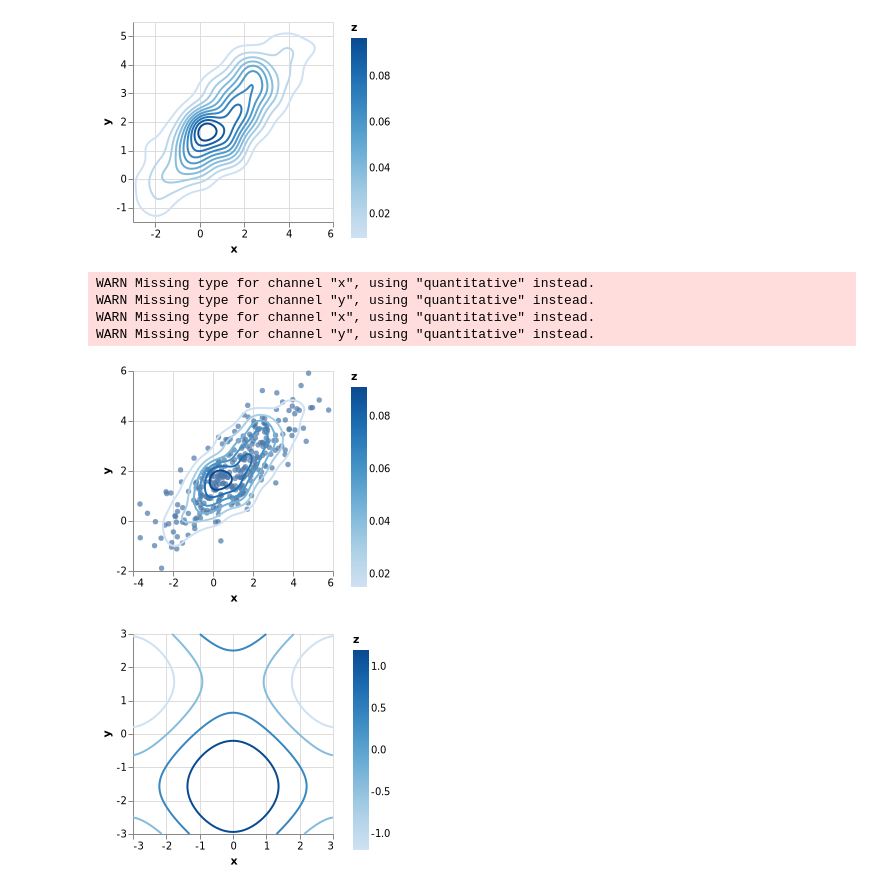
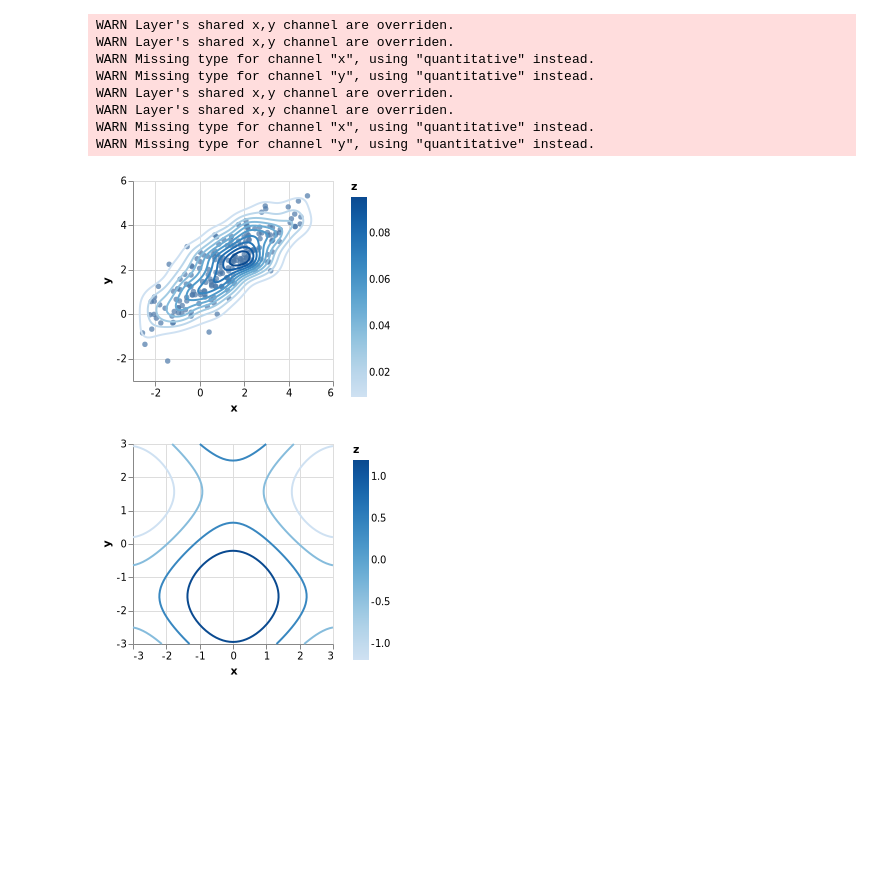
Before and after one commit to queryverse/QuickVega.jl, a Jupyter notebook: sandbox/Contour_Plot.ipynb, the cells around one changed output. Cells and saved outputs as stored; diff of their text form; code cells hidden in the pictures; blank space fills up the shorter version.

```diff
--- a/sandbox/Contour_Plot.ipynb
+++ b/sandbox/Contour_Plot.ipynb
@@ -23,17 +22,15 @@ contourplot(samples[:,1],samples[:,2])
-# %%
-contourplot(samples)
-# %% [output]
-[figure, removed]
-# %%
-v = KernelDensity.kde(samples);
-p = QuickVega.scatterplot(samples)
-@vlplot() + p + contourplot(v.x,v.y,v.density,6)
-# %% [output]
-WARN Missing type for channel "x", using "quantitative" instead.
-WARN Missing type for channel "y", using "quantitative" instead.
-WARN Missing type for channel "x", using "quantitative" instead.
-WARN Missing type for channel "y", using "quantitative" instead.
-[figure, removed]
+# %%
+@vlplot(x={type="quantitative"},y={type="quantitative"}) + scatterplot(samples) + contourplot(samples)
+# %% [output]
+WARN Layer's shared x,y channel are overriden.
+WARN Layer's shared x,y channel are overriden.
+WARN Missing type for channel "x", using "quantitative" instead.
+WARN Missing type for channel "y", using "quantitative" instead.
+WARN Layer's shared x,y channel are overriden.
+WARN Layer's shared x,y channel are overriden.
+WARN Missing type for channel "x", using "quantitative" instead.
+WARN Missing type for channel "y", using "quantitative" instead.
+[figure, added]
 # %%
 f(x,y) = cos(x) - sin(y)
 lim = 3
```
Also changed, not shown: parts of 3 cells of this notebook, 9 other files.
